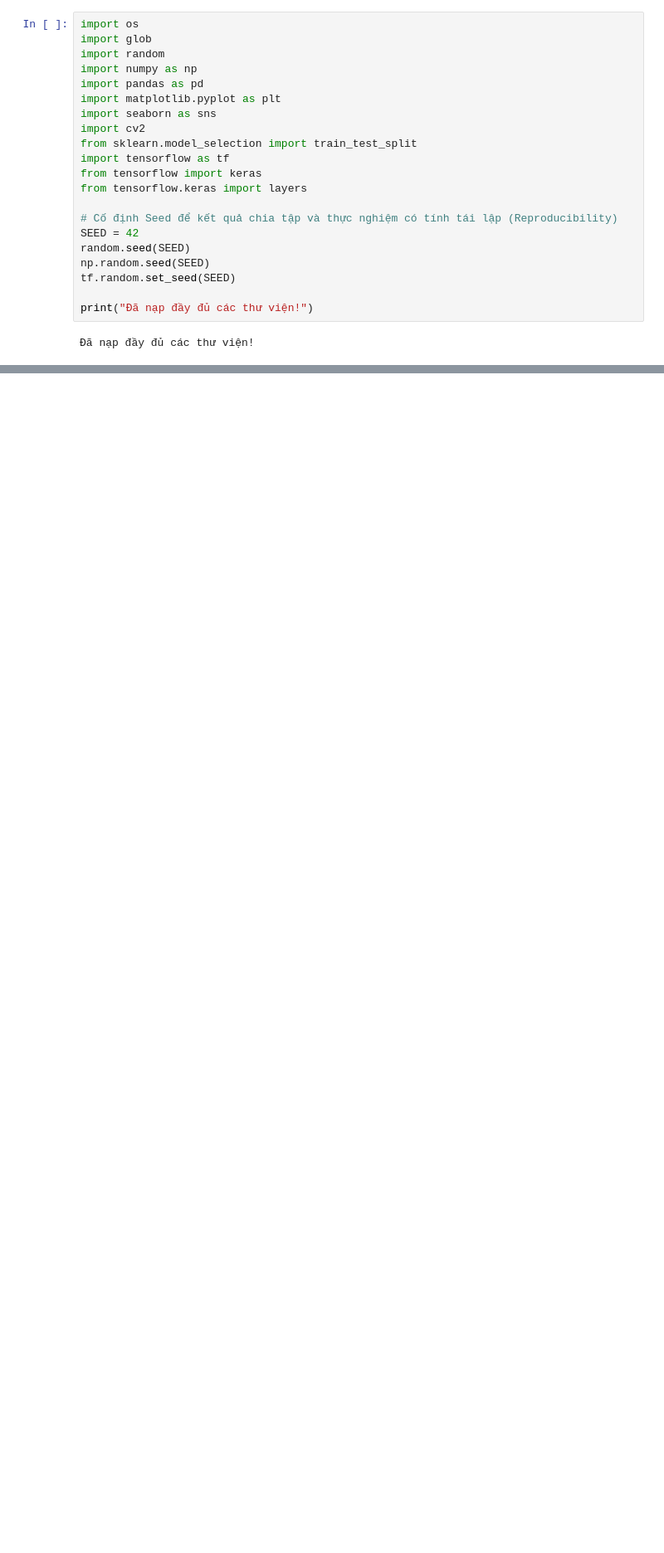
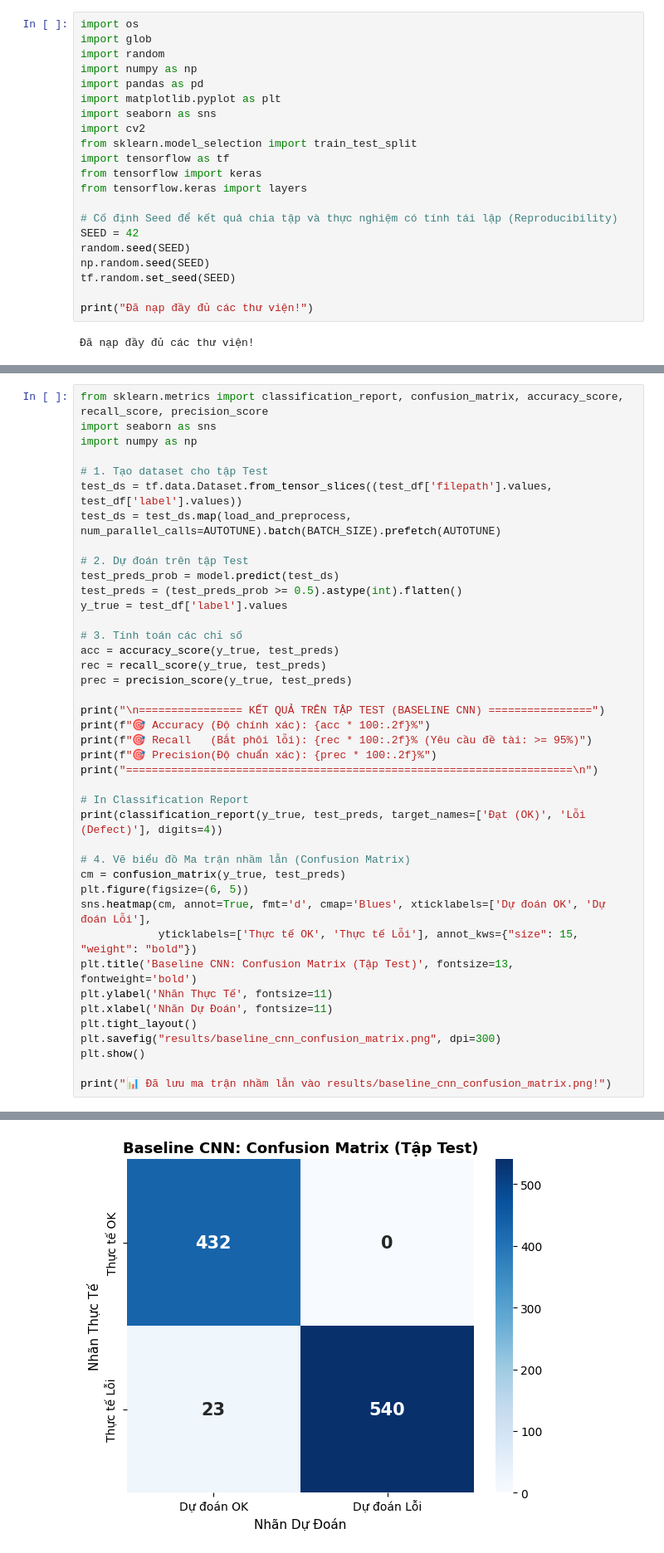
Before and after one commit to DuocLe173/visual-qc-casting-defect, a Jupyter notebook: notebooks/1_EDA.ipynb, the cells around one changed output, grey strips where cells are left out. Shown at 83% size. Saved outputs shown, nothing was run; the diff lists cells and outputs as text; blank space fills up the shorter version.

```diff
--- a/notebooks/1_EDA.ipynb
+++ b/notebooks/1_EDA.ipynb
@@ -224,0 +381,42 @@ plt.show()
+# %%
+from sklearn.metrics import classification_report, confusion_matrix, accuracy_score, recall_score, precision_score
+import seaborn as sns
+import numpy as np
+
+# 1. Tạo dataset cho tập Test
+test_ds = tf.data.Dataset.from_tensor_slices((test_df['filepath'].values, test_df['label'].values))
+test_ds = test_ds.map(load_and_preprocess, num_parallel_calls=AUTOTUNE).batch(BATCH_SIZE).prefetch(AUTOTUNE)
+
+# 2. Dự đoán trên tập Test
+test_preds_prob = model.predict(test_ds)
+test_preds = (test_preds_prob >= 0.5).astype(int).flatten()
+y_true = test_df['label'].values
+
+# 3. Tính toán các chỉ số
+acc = accuracy_score(y_true, test_preds)
+rec = recall_score(y_true, test_preds)
+prec = precision_score(y_true, test_preds)
+
+print("\n================ KẾT QUẢ TRÊN TẬP TEST (BASELINE CNN) ================")
+print(f"🎯 Accuracy (Độ chính xác): {acc * 100:.2f}%")
+print(f"🎯 Recall   (Bắt phôi lỗi): {rec * 100:.2f}% (Yêu cầu đề tài: >= 95%)")
+print(f"🎯 Precision(Độ chuẩn xác): {prec * 100:.2f}%")
+print("=====================================================================\n")
+
+# In Classification Report
+print(classification_report(y_true, test_preds, target_names=['Đạt (OK)', 'Lỗi (Defect)'], digits=4))
+
+# 4. Vẽ biểu đồ Ma trận nhầm lẫn (Confusion Matrix)
+cm = confusion_matrix(y_true, test_preds)
+plt.figure(figsize=(6, 5))
+sns.heatmap(cm, annot=True, fmt='d', cmap='Blues', xticklabels=['Dự đoán OK', 'Dự đoán Lỗi'],
+            yticklabels=['Thực tế OK', 'Thực tế Lỗi'], annot_kws={"size": 15, "weight": "bold"})
+plt.title('Baseline CNN: Confusion Matrix (Tập Test)', fontsize=13, fontweight='bold')
+plt.ylabel('Nhãn Thực Tế', fontsize=11)
+plt.xlabel('Nhãn Dự Đoán', fontsize=11)
+plt.tight_layout()
+plt.savefig("results/baseline_cnn_confusion_matrix.png", dpi=300)
+plt.show()
+
+print("📊 Đã lưu ma trận nhầm lẫn vào results/baseline_cnn_confusion_matrix.png!")
+# %% [output]
@@ -224,0 +439 @@ plt.show()
+[figure, added]
```
Also changed, not shown: parts of 10 cells of this notebook.
